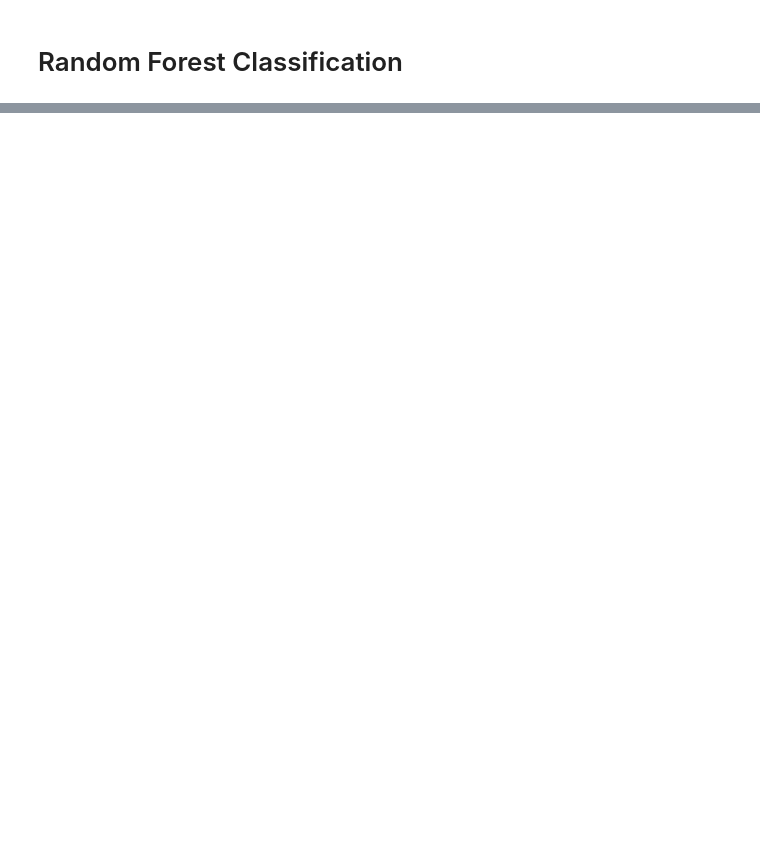
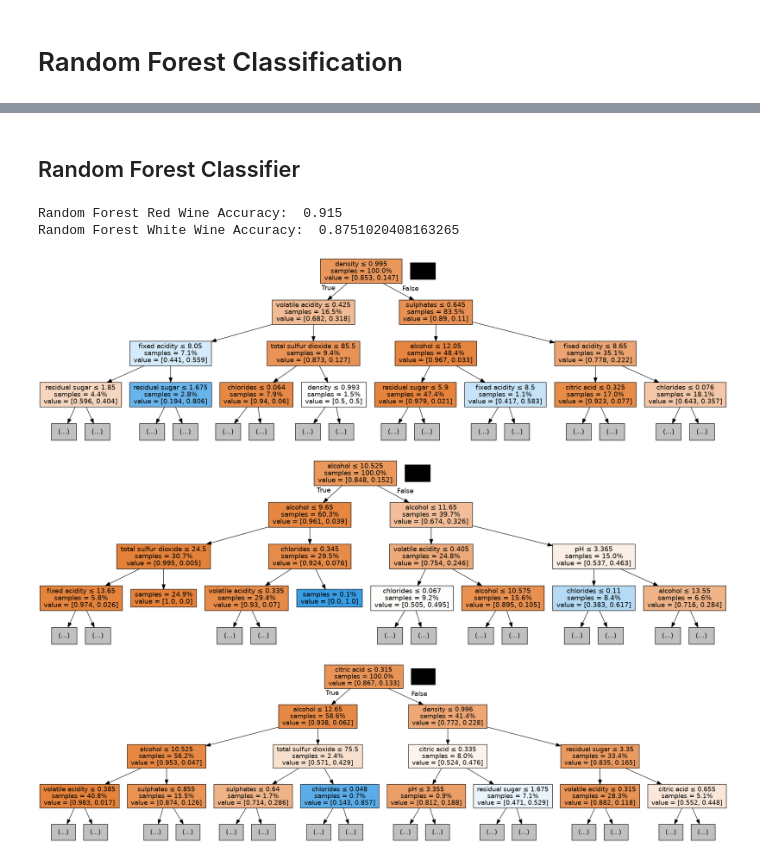
Before and after one commit to vibilanj/cmps, a Jupyter notebook: homework/Final_Presentation.ipynb, the cells around one changed output, grey strips where cells are left out. Saved outputs shown, nothing was run; the diff lists cells and outputs as text; code cells hidden in the pictures; blank space fills up the shorter version.

```diff
--- a/homework/Final_Presentation.ipynb
+++ b/homework/Final_Presentation.ipynb
@@ -51,0 +114,38 @@ test_white_wine_labels = test_white_wine["good quality"]
+# %% [markdown]
+## Random Forest Classifier
+# %%
+# Random Forest Classifier
+# https://www.datacamp.com/tutorial/random-forests-classifier-python
+
+rf_red = RandomForestClassifier()
+rf_red.fit(train_red_wine_measurements, train_red_wine_labels)
+rf_red__predictions = rf_red.predict(test_red_wine_measurements)
+
+rf_white = RandomForestClassifier()
+rf_white.fit(train_white_wine_measurements, train_white_wine_labels)
+rf_white_predictions = rf_white.predict(test_white_wine_measurements)
+
+rf_accuracy_red = accuracy_score(test_red_wine_labels, rf_red__predictions)
+print("Random Forest Red Wine Accuracy: ", rf_accuracy_red)
+rf_accuracy_white = accuracy_score(test_white_wine_labels, rf_white_predictions)
+print("Random Forest White Wine Accuracy: ", rf_accuracy_white)
+# %% [output]
+Random Forest Red Wine Accuracy:  0.915
+Random Forest White Wine Accuracy:  0.8751020408163265
+# %%
+for i in range(3):
+    tree = rf_red.estimators_[i]
+    dot_data = export_graphviz(tree,
+                               feature_names = red_wine_data.columns[:-2],
+                               filled = True,
+                               special_characters = True,
+                               max_depth = 2,
+                               impurity = False,
+                               proportion = True)
+    graph = pydotplus.graph_from_dot_data(dot_data)
+    # graph.write_png("name.png")
+    display(Image(graph.create_png()))
+# %% [output]
+[figure, added]
+[figure, added]
+[figure, added]
```
Also changed, not shown: parts of 11 cells of this notebook.
